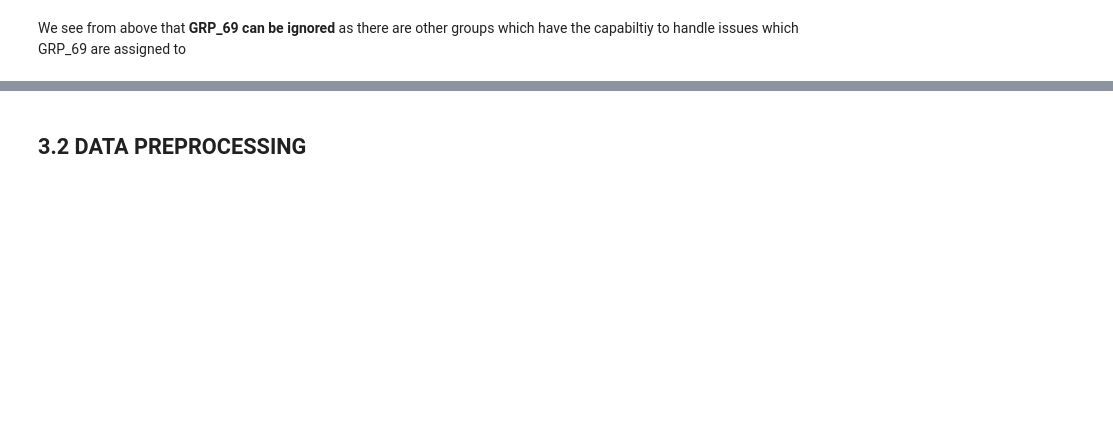
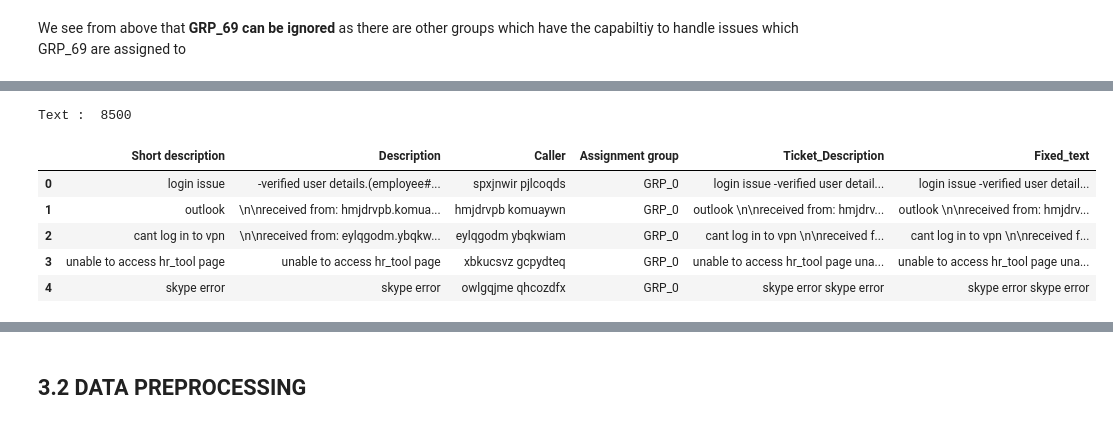
Before and after one commit to dishapalan02/AI-Enabled-IT-Service-Ticketing-tool, a Jupyter notebook: Capstone_Project.ipynb, the cells around one changed output, grey strips where cells are left out. Saved outputs shown, nothing was run; the diff lists cells and outputs as text; code cells hidden in the pictures; blank space fills up the shorter version.

```diff
--- a/Capstone_Project.ipynb
+++ b/Capstone_Project.ipynb
@@ -743,0 +935,4 @@ We see from above that **GRP_69 can be ignored** as there are other groups which
+# %%
+# Replace null(NaN) values from short description and descriptions
+incidents_data['Short description'] = incidents_data['Short description'].replace(np.nan, '', regex=True)
+incidents_data['Description'] = incidents_data['Description'].replace(np.nan, '', regex=True)
@@ -743,0 +958,3 @@ We see from above that **GRP_69 can be ignored** as there are other groups which
+# %%
+# Concatenate Short Description and Description columns into new column known as Ticket_Details
+incidents_data['Ticket_Description'] = incidents_data['Short description'] + ' ' +incidents_data['Description']
@@ -743,0 +991,25 @@ We see from above that **GRP_69 can be ignored** as there are other groups which
+# %%
+def fix_mojibake_text(dataframe,description_column):
+  fixed_text = []
+  for column in dataframe[[description_column]]:
+    # Select column contents by column name using [] operator
+    Text = dataframe[column]
+    print('Text : ', len(Text))
+    for i in range(len(Text)) :
+      #print(i)
+      fix_text_i = ftfy.fix_text(Text.values[i])
+      fixed_text.append(fix_text_i)
+    return fixed_text
+# %%
+incidents_data['Fixed_text'] = fix_mojibake_text(incidents_data, 'Ticket_Description')
+# %% [output]
+Text :  8500
+# %%
+incidents_data.head()
+# %% [output]
+|  | Short description | Description | Caller | Assignment group | Ticket_Description | Fixed_text |
+| 0 | login issue | -verified user details.(employee#... | spxjnwir pjlcoqds | GRP_0 | login issue -verified user detail... | login issue -verified user detail... |
+| 1 | outlook | \n\nreceived from: hmjdrvpb.komua... | hmjdrvpb komuaywn | GRP_0 | outlook \n\nreceived from: hmjdrv... | outlook \n\nreceived from: hmjdrv... |
+| 2 | cant log in to vpn | \n\nreceived from: eylqgodm.ybqkw... | eylqgodm ybqkwiam | GRP_0 | cant log in to vpn \n\nreceived f... | cant log in to vpn \n\nreceived f... |
+| 3 | unable to access hr_tool page | unable to access hr_tool page | xbkucsvz gcpydteq | GRP_0 | unable to access hr_tool page una... | unable to access hr_tool page una... |
+| 4 | skype error | skype error | owlgqjme qhcozdfx | GRP_0 | skype error skype error | skype error skype error |
```
Also changed, not shown: parts of 60 cells of this notebook.
